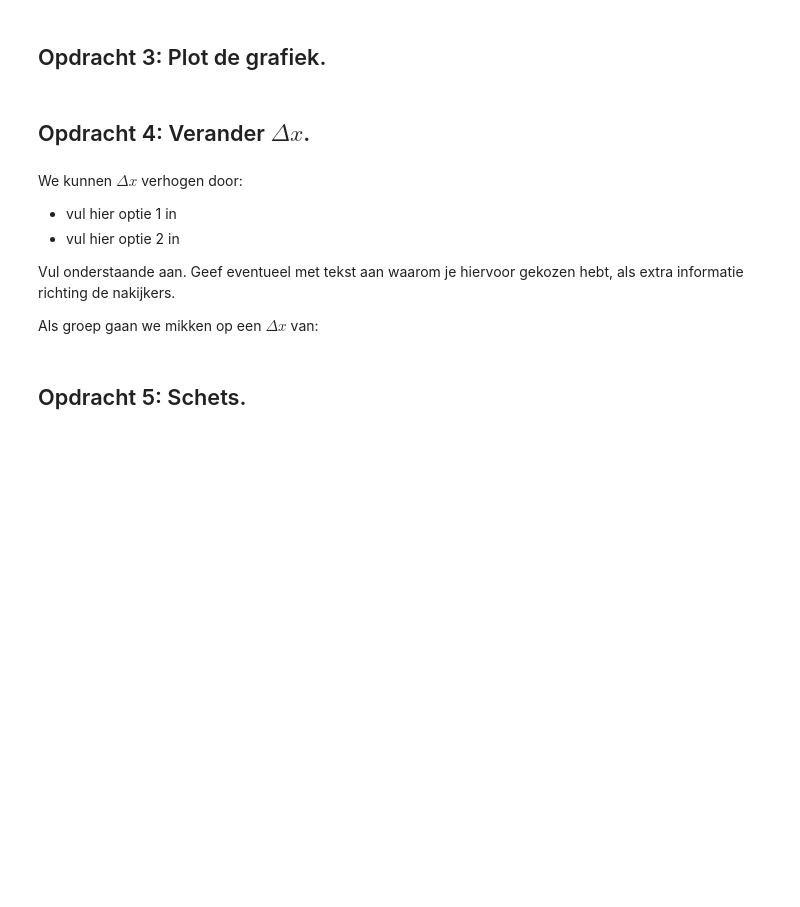
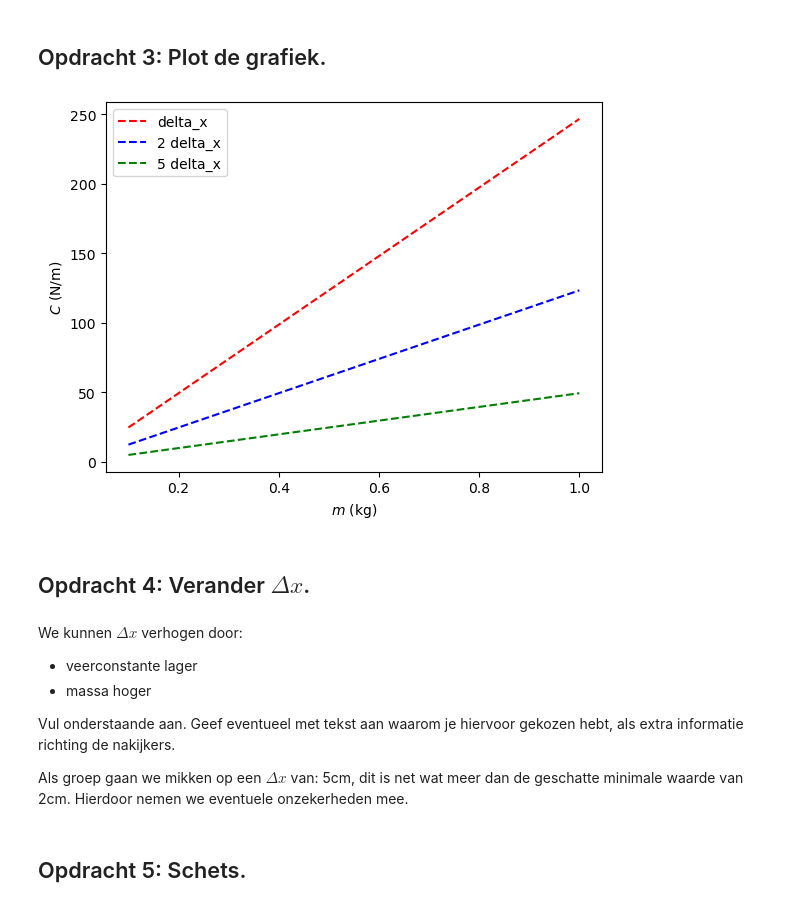
Before and after one commit to NNynke/DEF-D-assignments-N, a Jupyter notebook: FysiekeOntwerpopdrachten/5MaakEenOpstellingTrillingsvrij/Ontwerpopdracht5MaakEenOpstellingTrillingsvrijInvulTemplate.ipynb, the cells around one changed output. Drawn from its saved outputs; the diff is of its cells as text; code cells hidden in the pictures; blank space fills up the shorter version.

```diff
--- a/FysiekeOntwerpopdrachten/5MaakEenOpstellingTrillingsvrij/Ontwerpopdracht5MaakEenOpstellingTrillingsvrijInvulTemplate.ipynb
+++ b/FysiekeOntwerpopdrachten/5MaakEenOpstellingTrillingsvrij/Ontwerpopdracht5MaakEenOpstellingTrillingsvrijInvulTemplate.ipynb
@@ -55,17 +93,35 @@ Vul onderstaande tabel in:
 # %%
 # Voeg hier je plot in. Lees goed de opdracht wat er in de grafiek moet staan!
 # Het is ook handig om je grafiek op te slaan, doe dat door met plt.savefig().
+
+m = np.linspace(0.1, 1, 100) # kg
+C1 = m * g / delta_x
+C2 = m * g / (2*delta_x)
+C3 = m * g / (5*delta_x)
+
+plt.figure()
+plt.plot(m, C1, 'r--', label='delta_x')
+plt.plot(m, C2, 'b--', label='2 delta_x')
+plt.plot(m, C3, 'g--', label='5 delta_x')
+plt.xlabel('$m$ (kg)')
+plt.ylabel('$C$ (N/m)')
+plt.legend()
+plt.savefig('delta_x grafiek',dpi=450)
+plt.show()
+# %% [output]
+[figure, added]
 # %% [markdown]
 ## Opdracht 4: Verander $\Delta x$.
 # %% [markdown]
 We kunnen $\Delta x$ verhogen door:
 
-- vul hier optie 1 in
-- vul hier optie 2 in
+- veerconstante lager
+- massa hoger
 
 Vul onderstaande aan. Geef eventueel met tekst aan waarom je hiervoor gekozen hebt, als extra informatie richting de nakijkers.
 
 Als groep gaan we mikken op een $\Delta x$ van:
+5cm, dit is net wat meer dan de geschatte minimale waarde van 2cm. Hierdoor nemen we eventuele onzekerheden mee.
 # %% [markdown]
 ## Opdracht 5: Schets.
 # %% [markdown]
```
Also changed, not shown: parts of 18 cells of this notebook, 3 other files.
